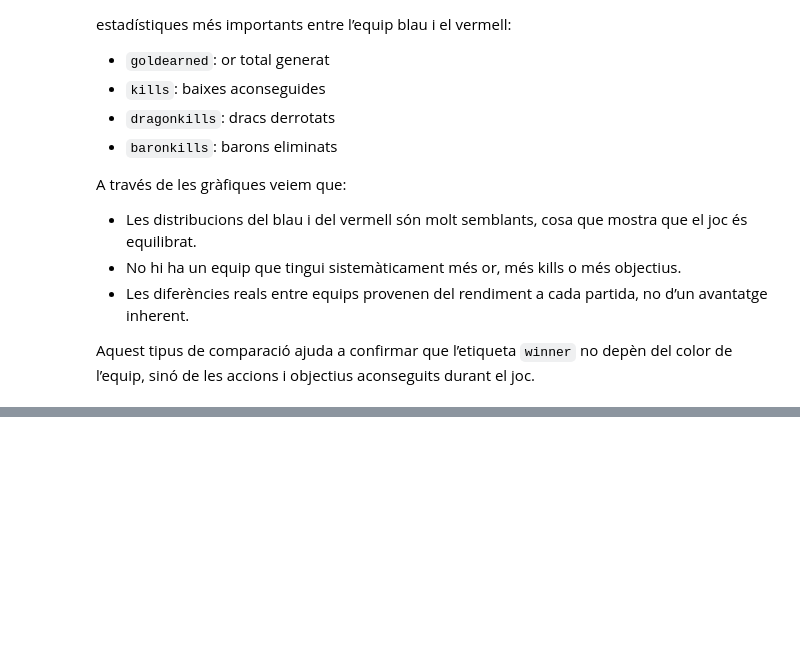
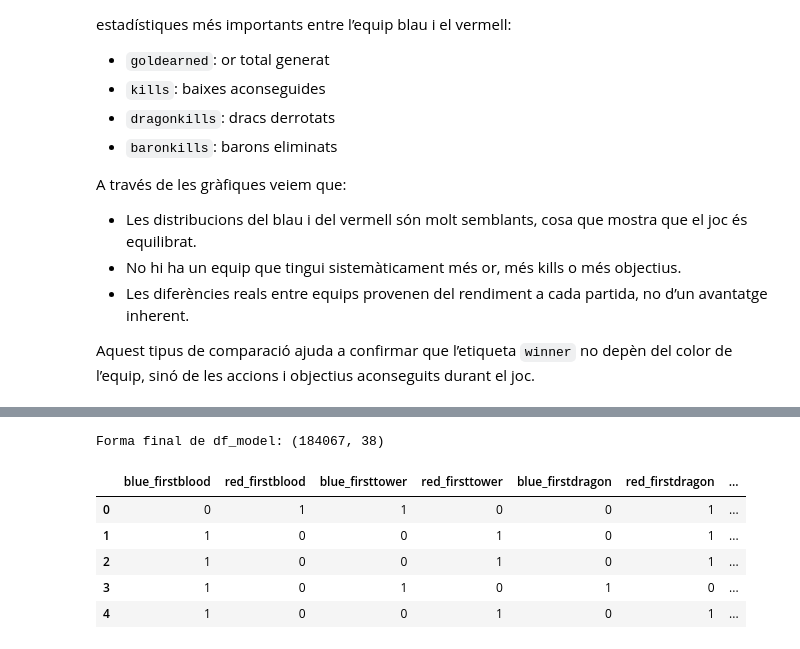
Before and after one commit to danielgarciaN/lol-win-prediction, a Jupyter notebook: LoL_WinPrediction.ipynb, the cells around one changed output, grey strips where cells are left out. Cells and saved outputs as stored; diff of their text form; code cells hidden in the pictures; blank space fills up the shorter version.

```diff
--- a/LoL_WinPrediction.ipynb
+++ b/LoL_WinPrediction.ipynb
@@ -774,0 +1324,41 @@ corr_table.head(10)
+# %%
+# ============== VARIABLES SELECCIONADES ==============
+vars_model = [
+    # primeres accions
+    'blue_firstblood','red_firstblood',
+    'blue_firsttower','red_firsttower',
+    'blue_firstdragon','red_firstdragon',
+    'blue_firstbaron','red_firstbaron',
+    'blue_firstinhib','red_firstinhib',
+    'blue_firstharry','red_firstharry',
+
+    # composició d'equip
+    'blue_te_mean','red_te_mean','te_mean_diff',
+    'blue_te_max','blue_te_min','blue_te_std',
+    'red_te_max','red_te_min','red_te_std',
+    'te_max_diff','te_min_diff','te_std_diff',
+
+    # força per fase
+    'phase_te_mean_blue','phase_te_mean_red','phase_te_mean_diff',
+    'phase_te_std_blue','phase_te_std_red',
+    'phase_te_min_blue','phase_te_min_red',
+    'phase_te_max_blue','phase_te_max_red',
+
+    # ponderació pel late
+    'phase_te_mean_blue_weighted','phase_te_mean_red_weighted',
+    'phase_te_mean_diff_weighted','late_multiplier'
+]
+
+# ============== DATAFRAME FINAL PER AL MODEL ==============
+df_model = df[vars_model + ['winner']].copy()
+
+print("Forma final de df_model:", df_model.shape)
+df_model.head()
+# %% [output]
+Forma final de df_model: (184067, 38)
+|  | blue_firstblood | red_firstblood | blue_firsttower | red_firsttower | blue_firstdragon | red_firstdragon | ... |
+| 0 | 0 | 1 | 1 | 0 | 0 | 1 | ... |
+| 1 | 1 | 0 | 0 | 1 | 0 | 1 | ... |
+| 2 | 1 | 0 | 0 | 1 | 0 | 1 | ... |
+| 3 | 1 | 0 | 1 | 0 | 1 | 0 | ... |
+| 4 | 1 | 0 | 0 | 1 | 0 | 1 | ... |
```
Also changed, not shown: parts of 23 cells of this notebook, 3 other files.
